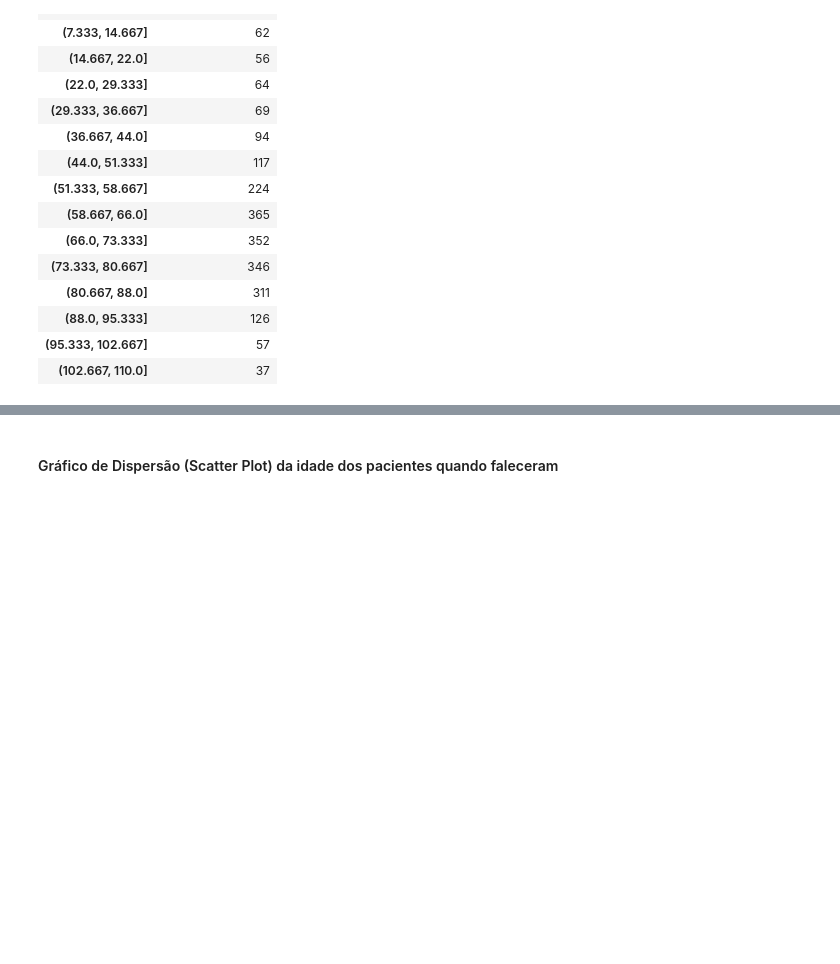
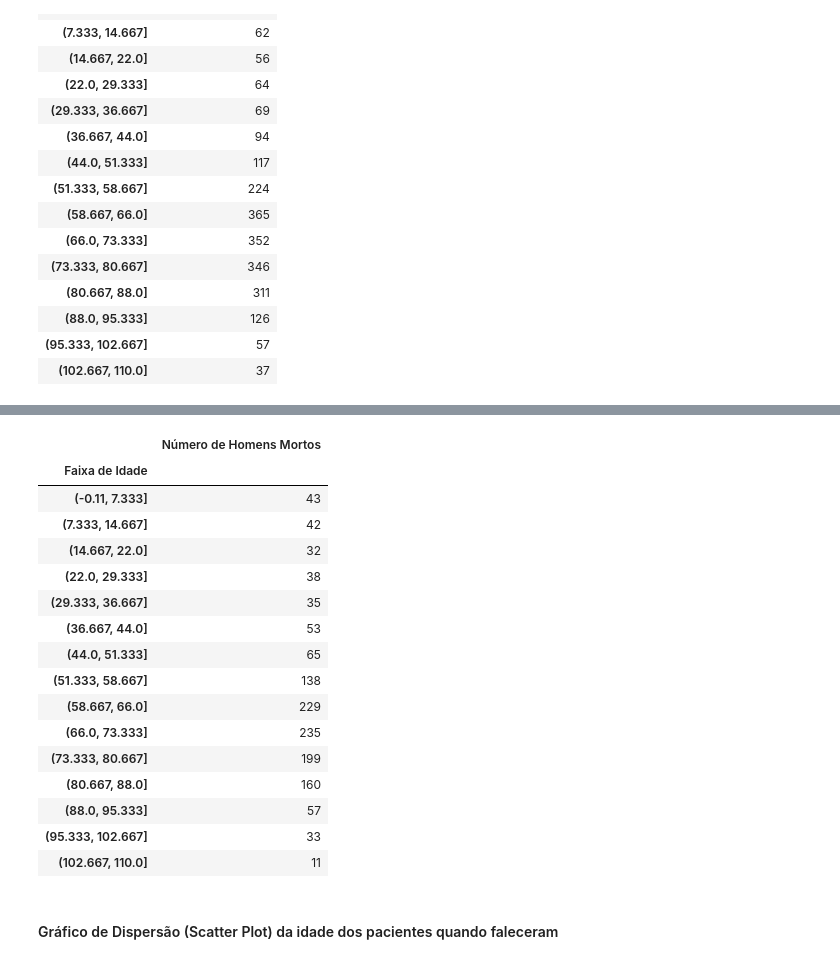
Before and after one commit to SamuelMiquirice/-TrabalhoDaDisciplinaDeMetodologiaDePesquisa_De_Samuel_RA202305, a Jupyter notebook: Trabalho2_RA202305_SamuelAntonioMiquiriceDomindos.ipynb, the cells around one changed output, grey strips where cells are left out. Cells and saved outputs as stored; diff of their text form; code cells hidden in the pictures; blank space fills up the shorter version.

```diff
--- a/Trabalho2_RA202305_SamuelAntonioMiquiriceDomindos.ipynb
+++ b/Trabalho2_RA202305_SamuelAntonioMiquiriceDomindos.ipynb
@@ -179,3 +202,26 @@ cut
+# %%
+#### Tabela equivalente ao histograma masculino
+cut = pd.cut(datas_na[datas_na["GENDER"] == "M"]['DEATHAGE'], 15).value_counts().sort_index().to_frame("Número de Homens Mortos")
+cut.index.name = "Faixa de Idade"
+cut
+# %% [output]
+|  | Número de Homens Mortos |
+| Faixa de Idade |  |
+| (-0.11, 7.333] | 43 |
+| (7.333, 14.667] | 42 |
+| (14.667, 22.0] | 32 |
+| (22.0, 29.333] | 38 |
+| (29.333, 36.667] | 35 |
+| (36.667, 44.0] | 53 |
+| (44.0, 51.333] | 65 |
+| (51.333, 58.667] | 138 |
+| (58.667, 66.0] | 229 |
+| (66.0, 73.333] | 235 |
+| (73.333, 80.667] | 199 |
+| (80.667, 88.0] | 160 |
+| (88.0, 95.333] | 57 |
+| (95.333, 102.667] | 33 |
+| (102.667, 110.0] | 11 |
 # %% [markdown]
 #### Gráfico de Dispersão (Scatter Plot) da idade dos pacientes quando faleceram
 # %%
```
Also changed, not shown: parts of 1 cell of this notebook.
